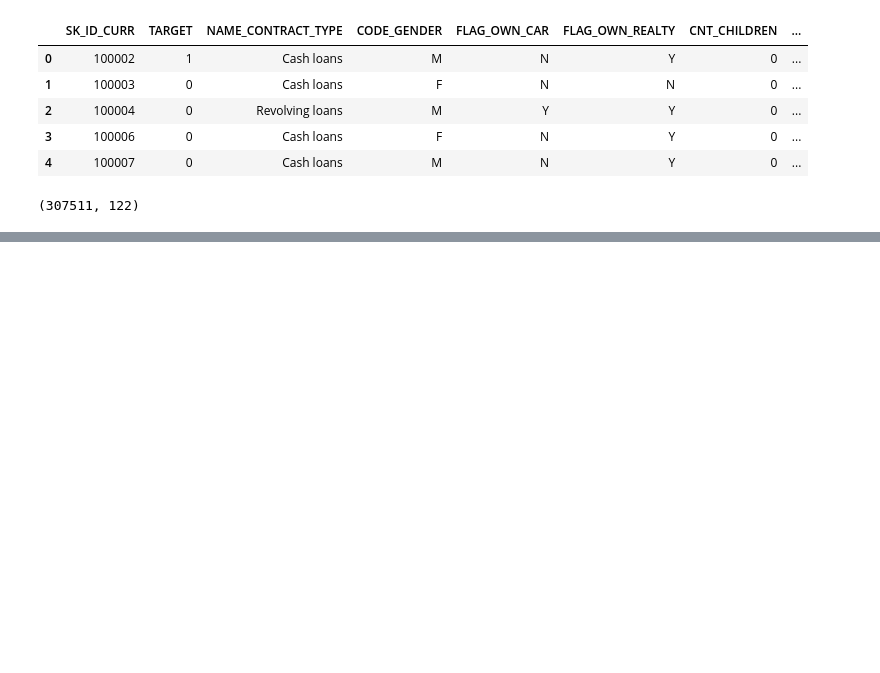
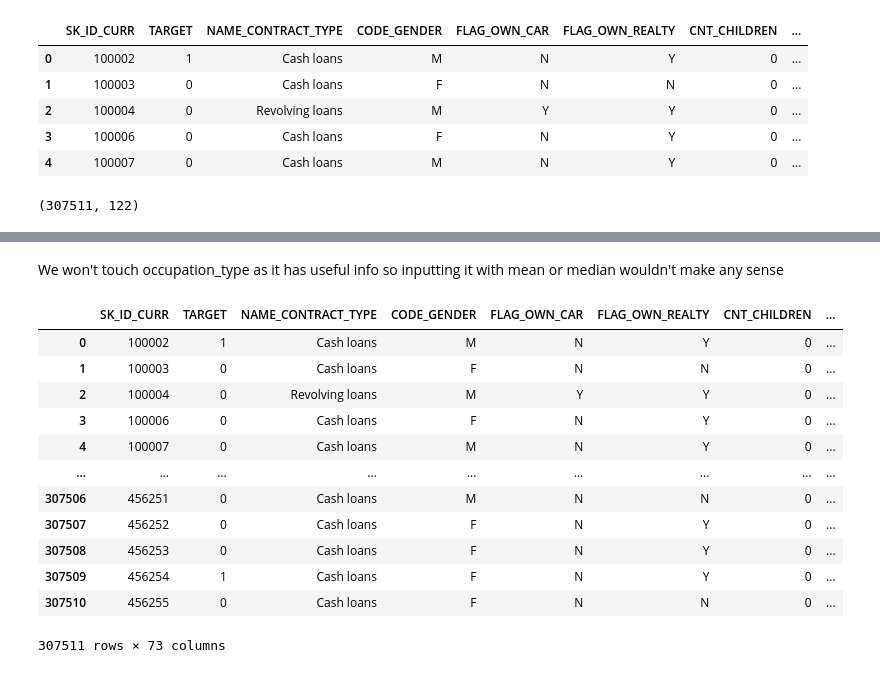
Before and after one commit to TanayKashyap/Credit-Card-Fraud-EDA, a Jupyter notebook: CreditCardEDA.ipynb, the cells around one changed output, grey strips where cells are left out. Cells and saved outputs as stored; diff of their text form; code cells hidden in the pictures; blank space fills up the shorter version.

```diff
--- a/CreditCardEDA.ipynb
+++ b/CreditCardEDA.ipynb
@@ -32,0 +117,30 @@ application_data.shape
+# %%
+application_data.AMT_REQ_CREDIT_BUREAU_YEAR.fillna(application_data.AMT_REQ_CREDIT_BUREAU_YEAR.mode()[0],inplace = True) #AMT_REQ_CREDIT_BUREAU_YEAR
+
+application_data.AMT_REQ_CREDIT_BUREAU_MON.fillna(application_data.AMT_REQ_CREDIT_BUREAU_MON.mode()[0],inplace = True)   #AMT_REQ_CREDIT_BUREAU_MON
+
+application_data.AMT_REQ_CREDIT_BUREAU_WEEK.fillna(application_data.AMT_REQ_CREDIT_BUREAU_WEEK.mode()[0],inplace = True) #AMT_REQ_CREDIT_BUREAU_WEEK
+
+application_data.AMT_REQ_CREDIT_BUREAU_DAY.fillna(application_data.AMT_REQ_CREDIT_BUREAU_DAY.mode()[0],inplace = True)   #AMT_REQ_CREDIT_BUREAU_DAY
+
+application_data.AMT_REQ_CREDIT_BUREAU_HOUR.fillna(application_data.AMT_REQ_CREDIT_BUREAU_HOUR.mode()[0],inplace = True) #AMT_REQ_CREDIT_BUREAU_HOUR
+
+application_data.AMT_REQ_CREDIT_BUREAU_QRT.fillna(application_data.AMT_REQ_CREDIT_BUREAU_QRT.mode()[0],inplace = True)   #AMT_REQ_CREDIT_BUREAU_QRT
+
+application_data.NAME_TYPE_SUITE.fillna(application_data.NAME_TYPE_SUITE.mode()[0],inplace = True) #NAME_TYPE_SUITE
+
+application_data.OBS_30_CNT_SOCIAL_CIRCLE.fillna( application_data.OBS_30_CNT_SOCIAL_CIRCLE.mode()[0],inplace = True) #OBS_30_CNT_SOCIAL_CIRCLE
+
+application_data.DEF_30_CNT_SOCIAL_CIRCLE.fillna( application_data.DEF_30_CNT_SOCIAL_CIRCLE.mode()[0],inplace = True) #DEF_30_CNT_SOCIAL_CIRCLE
+
+application_data.OBS_60_CNT_SOCIAL_CIRCLE.fillna( application_data.OBS_60_CNT_SOCIAL_CIRCLE.mode()[0],inplace = True) #OBS_60_CNT_SOCIAL_CIRCLE
+
+application_data.DEF_60_CNT_SOCIAL_CIRCLE.fillna( application_data.DEF_60_CNT_SOCIAL_CIRCLE.mode()[0],inplace = True) #DEF_60_CNT_SOCIAL_CIRCLE
+
+application_data.CNT_FAM_MEMBERS.fillna(application_data.CNT_FAM_MEMBERS.mode() , inplace = True) #CNT_FAM_MEMBERS
+
+application_data.DAYS_LAST_PHONE_CHANGE.fillna(application_data.DAYS_LAST_PHONE_CHANGE.mode()[0],inplace = True) #DAYS_LAST_PHONE_CHANGE
+
+application_data.EXT_SOURCE_2.fillna(application_data.EXT_SOURCE_2.median() , inplace = True) #EXT_SOURCE_2
+
+application_data.EXT_SOURCE_3.fillna(application_data.EXT_SOURCE_3.median() , inplace = True) #EXT_SOURCE_3
@@ -32,0 +162,18 @@ application_data.shape
+# %% [markdown]
+We won't touch occupation_type as it has useful info so inputting it with mean or median wouldn't make any sense
+# %%
+application_data
+# %% [output]
+|  | SK_ID_CURR | TARGET | NAME_CONTRACT_TYPE | CODE_GENDER | FLAG_OWN_CAR | FLAG_OWN_REALTY | CNT_CHILDREN | ... |
+| 0 | 100002 | 1 | Cash loans | M | N | Y | 0 | ... |
+| 1 | 100003 | 0 | Cash loans | F | N | N | 0 | ... |
+| 2 | 100004 | 0 | Revolving loans | M | Y | Y | 0 | ... |
+| 3 | 100006 | 0 | Cash loans | F | N | Y | 0 | ... |
+| 4 | 100007 | 0 | Cash loans | M | N | Y | 0 | ... |
+| ... | ... | ... | ... | ... | ... | ... | ... | ... |
+| 307506 | 456251 | 0 | Cash loans | M | N | N | 0 | ... |
+| 307507 | 456252 | 0 | Cash loans | F | N | Y | 0 | ... |
+| 307508 | 456253 | 0 | Cash loans | F | N | Y | 0 | ... |
+| 307509 | 456254 | 1 | Cash loans | F | N | Y | 0 | ... |
+| 307510 | 456255 | 0 | Cash loans | F | N | N | 0 | ... |
+307511 rows × 73 columns
```
Also changed, not shown: parts of 12 cells of this notebook.
